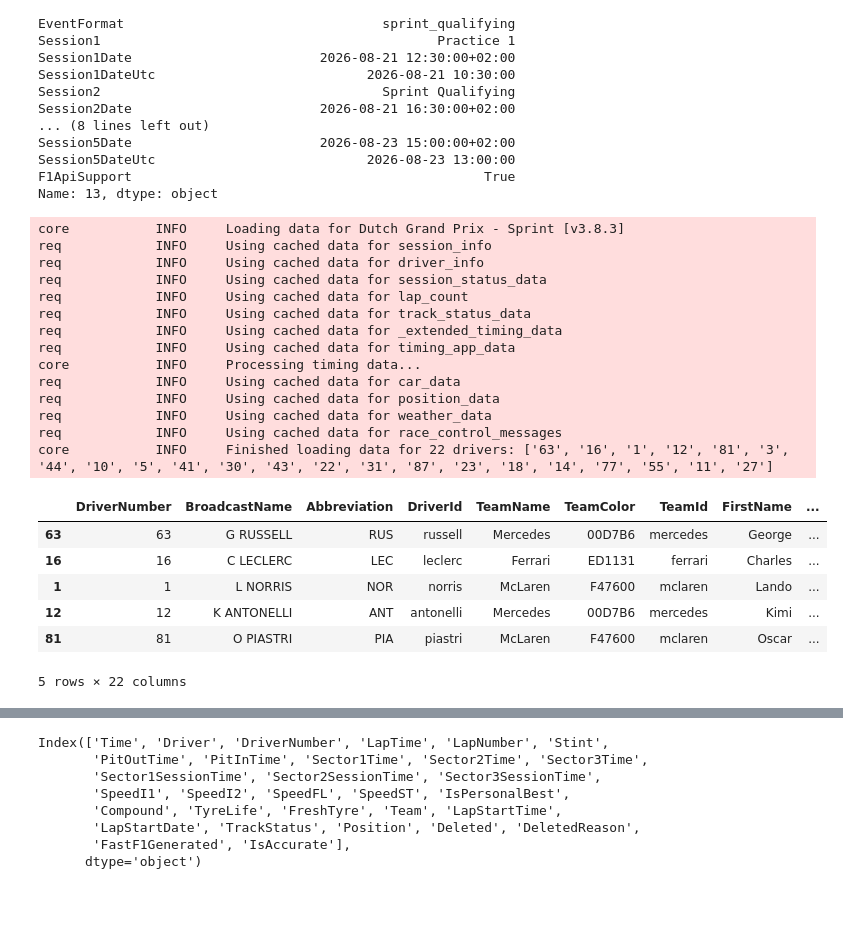
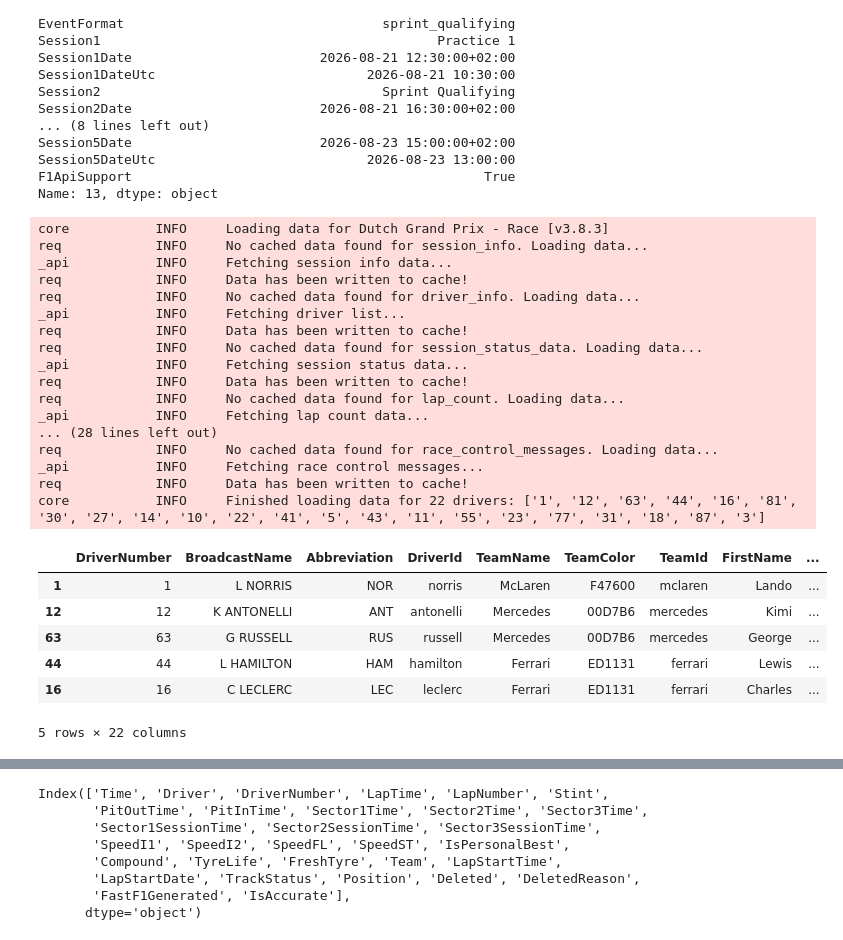
Before and after one commit to LukasBrookfield/f1-strategy-engine, a Jupyter notebook: notebooks/01_fastf1_test.ipynb, the cells around one changed output, grey strips where cells are left out. Drawn from its saved outputs; the diff is of its cells as text; code cells hidden in the pictures; blank space fills up the shorter version.

```diff
--- a/notebooks/01_fastf1_test.ipynb
+++ b/notebooks/01_fastf1_test.ipynb
@@ -184,28 +195,31 @@ Session5DateUtc                           2026-08-23 13:00:00
 F1ApiSupport                                             True
 Name: 13, dtype: object
 # %%
-sprint = dutch.get_sprint()
-sprint.load()
-sprint.results.head()
+race = dutch.get_race()
+race.load()
+race.results.head()
 # %% [output]
-core           INFO     Loading data for Dutch Grand Prix - Sprint [v3.8.3]
-req            INFO     Using cached data for session_info
-req            INFO     Using cached data for driver_info
-req            INFO     Using cached data for session_status_data
-req            INFO     Using cached data for lap_count
-req            INFO     Using cached data for track_status_data
-req            INFO     Using cached data for _extended_timing_data
-req            INFO     Using cached data for timing_app_data
-core           INFO     Processing timing data...
-req            INFO     Using cached data for car_data
-req            INFO     Using cached data for position_data
-req            INFO     Using cached data for weather_data
-req            INFO     Using cached data for race_control_messages
-core           INFO     Finished loading data for 22 drivers: ['63', '16', '1', '12', '81', '3', '44', '10', '5', '41', '30', '43', '22', '31', '87', '23', '18', '14', '77', '55', '11', '27']
+core           INFO     Loading data for Dutch Grand Prix - Race [v3.8.3]
+req            INFO     No cached data found for session_info. Loading data...
+_api           INFO     Fetching session info data...
+req            INFO     Data has been written to cache!
+req            INFO     No cached data found for driver_info. Loading data...
+_api           INFO     Fetching driver list...
+req            INFO     Data has been written to cache!
+req            INFO     No cached data found for session_status_data. Loading data...
+_api           INFO     Fetching session status data...
+req            INFO     Data has been written to cache!
+req            INFO     No cached data found for lap_count. Loading data...
+_api           INFO     Fetching lap count data...
+... (28 lines left out)
+req            INFO     No cached data found for race_control_messages. Loading data...
+_api           INFO     Fetching race control messages...
+req            INFO     Data has been written to cache!
+core           INFO     Finished loading data for 22 drivers: ['1', '12', '63', '44', '16', '81', '30', '27', '14', '10', '22', '41', '5', '43', '11', '55', '23', '77', '31', '18', '87', '3']
 |  | DriverNumber | BroadcastName | Abbreviation | DriverId | TeamName | TeamColor | TeamId | FirstName | ... |
-| 63 | 63 | G RUSSELL | RUS | russell | Mercedes | 00D7B6 | mercedes | George | ... |
-| 16 | 16 | C LECLERC | LEC | leclerc | Ferrari | ED1131 | ferrari | Charles | ... |
 | 1 | 1 | L NORRIS | NOR | norris | McLaren | F47600 | mclaren | Lando | ... |
 | 12 | 12 | K ANTONELLI | ANT | antonelli | Mercedes | 00D7B6 | mercedes | Kimi | ... |
-| 81 | 81 | O PIASTRI | PIA | piastri | McLaren | F47600 | mclaren | Oscar | ... |
+| 63 | 63 | G RUSSELL | RUS | russell | Mercedes | 00D7B6 | mercedes | George | ... |
+| 44 | 44 | L HAMILTON | HAM | hamilton | Ferrari | ED1131 | ferrari | Lewis | ... |
+| 16 | 16 | C LECLERC | LEC | leclerc | Ferrari | ED1131 | ferrari | Charles | ... |
 5 rows × 22 columns
```
Also changed, not shown: parts of 4 cells of this notebook, 6 other files.
